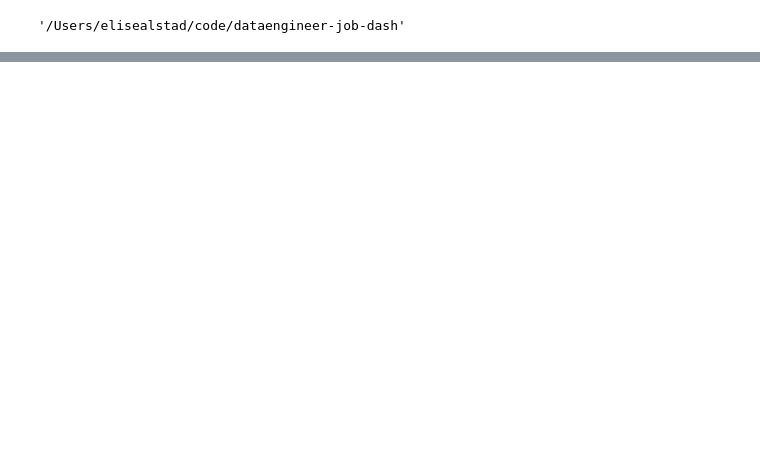
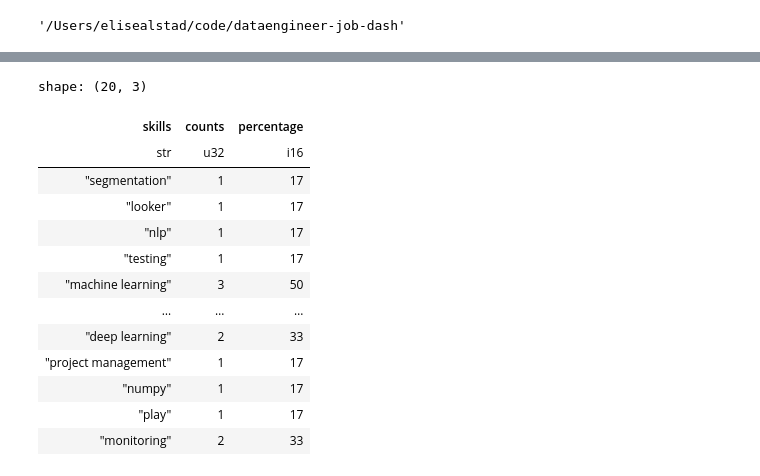
Before and after one commit to lalelisealstad/data-job-dash, a Jupyter notebook: notebooks/dev.ipynb, the cells around one changed output, grey strips where cells are left out. Saved outputs shown, nothing was run; the diff lists cells and outputs as text; code cells hidden in the pictures; blank space fills up the shorter version.

```diff
--- a/notebooks/dev.ipynb
+++ b/notebooks/dev.ipynb
@@ -174,0 +328,23 @@ plt.show()
+# %%
+import polars as pl
+import os
+from google.cloud import storage
+import gcsfs
+
+# Set up Google Cloud Storage credentials
+os.environ["GOOGLE_APPLICATION_CREDENTIALS"] = r"../service-account-details.json"
+
+# Define the path to your GCS bucket and file
+file_path_gcp = "gs://oslo-linkedin-dataengineer-jobs/transformed/*.parquet"
+
+# Load the Parquet file into a Polars DataFrame
+df = pl.read_parquet(file_path_gcp)
+
+
+def make_tbl(df):
+    df = df.with_columns(
+        pl.when(pl.col("seniority").is_null())
+        .then(pl.lit("Mid / not specified"))
+        .otherwise(pl.col("seniority"))
+        .alias("seniority")
+    )
@@ -174,0 +427,37 @@ plt.show()
+# %%
+# Calculate job type share (percentage of each job type)
+
+total_job_postings = len(df)
+
+job_type_share = df['job_type'].value_counts().with_columns(
+    (pl.col("count").alias("counts") / total_job_postings * 100).alias("percentage").round(0).cast(pl.Int16)
+)
+# # # Explode the 'skills' column and calculate value counts
+skills_counts = df.explode("skills").group_by("skills").len(name="counts").with_columns(
+    (pl.col("counts") / total_job_postings * 100).alias("percentage").round(0).cast(pl.Int16)
+)
+
+
+# # Filter coding languages and cloud skills
+df_coding_languages = skills_counts.filter(pl.col("skills").is_in(coding_languages))
+
+df_cloud_skills = skills_counts.filter(pl.col("skills").is_in(list(cloud_skills.values()) + list(cloud_skills.keys())))
+
+job_type_share
+
+skills_counts.head(20)
+# %% [output]
+shape: (20, 3)
+| skills | counts | percentage |
+| str | u32 | i16 |
+| "segmentation" | 1 | 17 |
+| "looker" | 1 | 17 |
+| "nlp" | 1 | 17 |
+| "testing" | 1 | 17 |
+| "machine learning" | 3 | 50 |
+| … | … | … |
+| "deep learning" | 2 | 33 |
+| "project management" | 1 | 17 |
+| "numpy" | 1 | 17 |
+| "play" | 1 | 17 |
+| "monitoring" | 2 | 33 |
```
Also changed, not shown: parts of 21 cells of this notebook, 5 other files.
